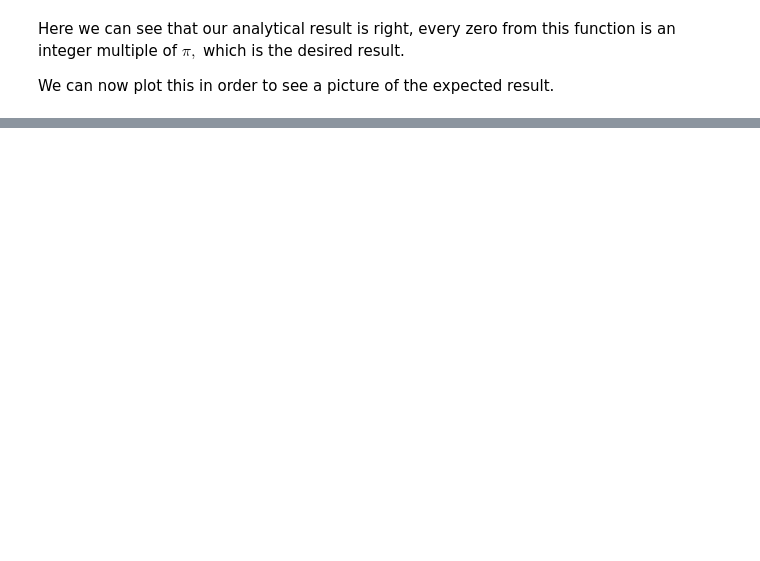
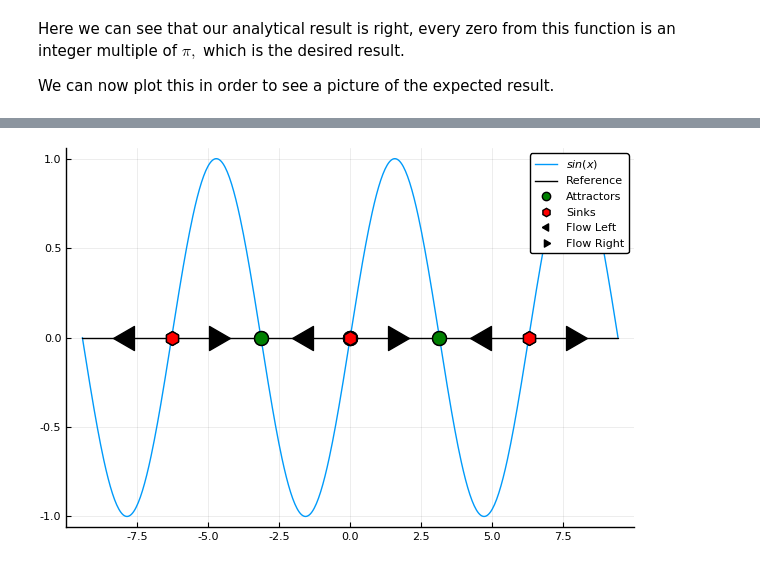
Before and after one commit to edwinb-ai/nonlinear-dynamics, a Jupyter notebook: ch-02/Exercise-2.1.ipynb, the cells around one changed output, grey strips where cells are left out. Cells and saved outputs as stored; diff of their text form; code cells hidden in the pictures; blank space fills up the shorter version.

```diff
--- a/ch-02/Exercise-2.1.ipynb
+++ b/ch-02/Exercise-2.1.ipynb
@@ -78,0 +80,33 @@ scatter!(solutions, zeros(length(solutions)), marker = (:hexagon, 10, :red), lab
+# %%
+# Create a new set of solutions, a smaller set
+solutions = fzeros(f, -3π, 3π)
+# Now we plot these points
+x_vals = range(-3π, 3π, length=500)
+plot(x_vals, f.(x_vals), lab = L"sin(x)", leg = :topright)
+# This is a black line for reference, just to know where zero is
+plot!(x_vals, zeros(length(x_vals)), color = :black, lab = "Reference")
+
+# Create the "attractors"
+attractors = zeros(length(solutions))
+for i = 1:length(solutions)
+    # We round to nearest to also incluse negative values
+   attractors[i] = rem2pi(solutions[i], RoundNearest)
+end
+scatter!(attractors, zeros(length(solutions)), marker = (:circle, 10, :green), lab = "Attractors")
+
+# And now create the "sinks"
+sinks = zeros(length(solutions))
+for i = 1:length(solutions)
+    # Every other value from the attractors, also rounded to nearest
+   sinks[i] = 2*rem2pi(solutions[i], RoundNearest)
+end
+scatter!(sinks, zeros(length(solutions)), marker = (:hexagon, 10, :red), lab = "Sinks")
+
+# Create arrows to the left
+l_arr = range(-5π/2, stop=3π/2, step=2π)
+scatter!(l_arr, zeros(length(l_arr)), marker = (:ltriangle, 20, :black), lab = "Flow Left")
+# Create arrows to the right
+r_arr = range(-3π/2, stop=5π/2, step=2π)
+scatter!(r_arr, zeros(length(r_arr)), marker = (:rtriangle, 20, :black), lab = "Flow Right")
+# %% [output]
+[figure, added]
```
Also changed, not shown: parts of 5 cells of this notebook.
